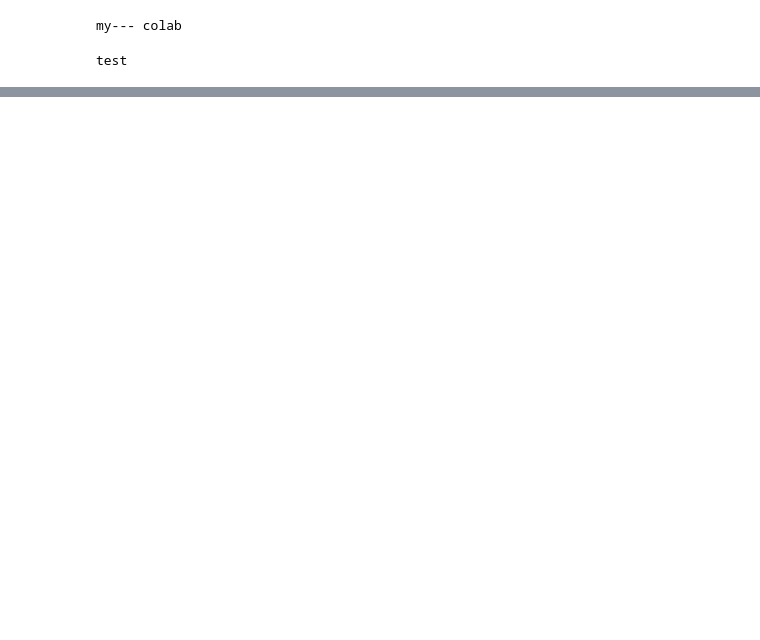
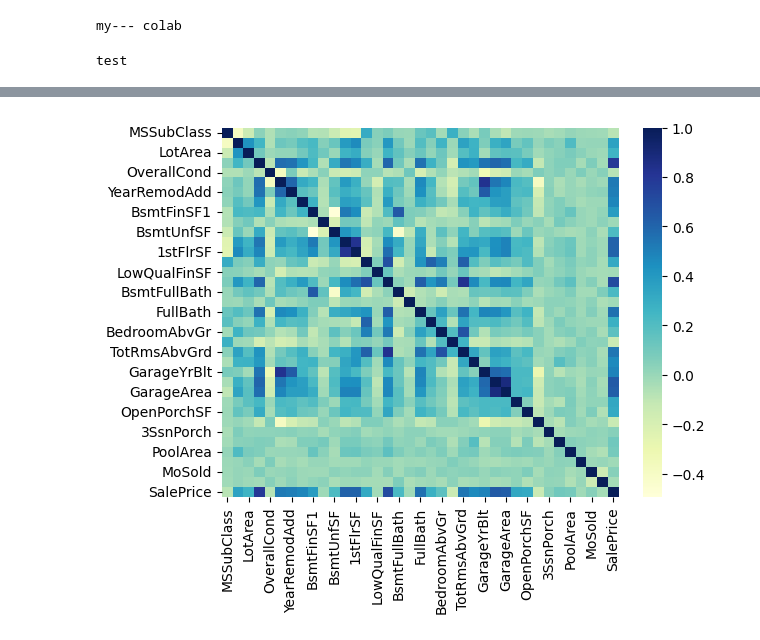
Before and after one commit to rhMyCode/Kaggle, a Jupyter notebook: House-Prices-Advanced-Regression-Techniques/Model_XGBoost.ipynb, the cells around one changed output, grey strips where cells are left out. Drawn from its saved outputs; the diff is of its cells as text; code cells hidden in the pictures; blank space fills up the shorter version.

```diff
--- a/House-Prices-Advanced-Regression-Techniques/Model_XGBoost.ipynb
+++ b/House-Prices-Advanced-Regression-Techniques/Model_XGBoost.ipynb
@@ -16,0 +115,5 @@ from keras.models import Model
+# %%
+df.drop(['PoolQC','MiscFeature','Alley','Fence'], axis=1, inplace=True)
+# %%
+n = df.select_dtypes(include=np.number)
+n.head()
@@ -16,0 +127,6 @@ from keras.models import Model
+# %%
+# not all numerica data is in correlation map ??? -- why ???
+dataplot = sns.heatmap(n.corr(), cmap='YlGnBu')
+plt.show()
+# %% [output]
+[figure, added]
```
Also changed, not shown: parts of 12 cells of this notebook.
